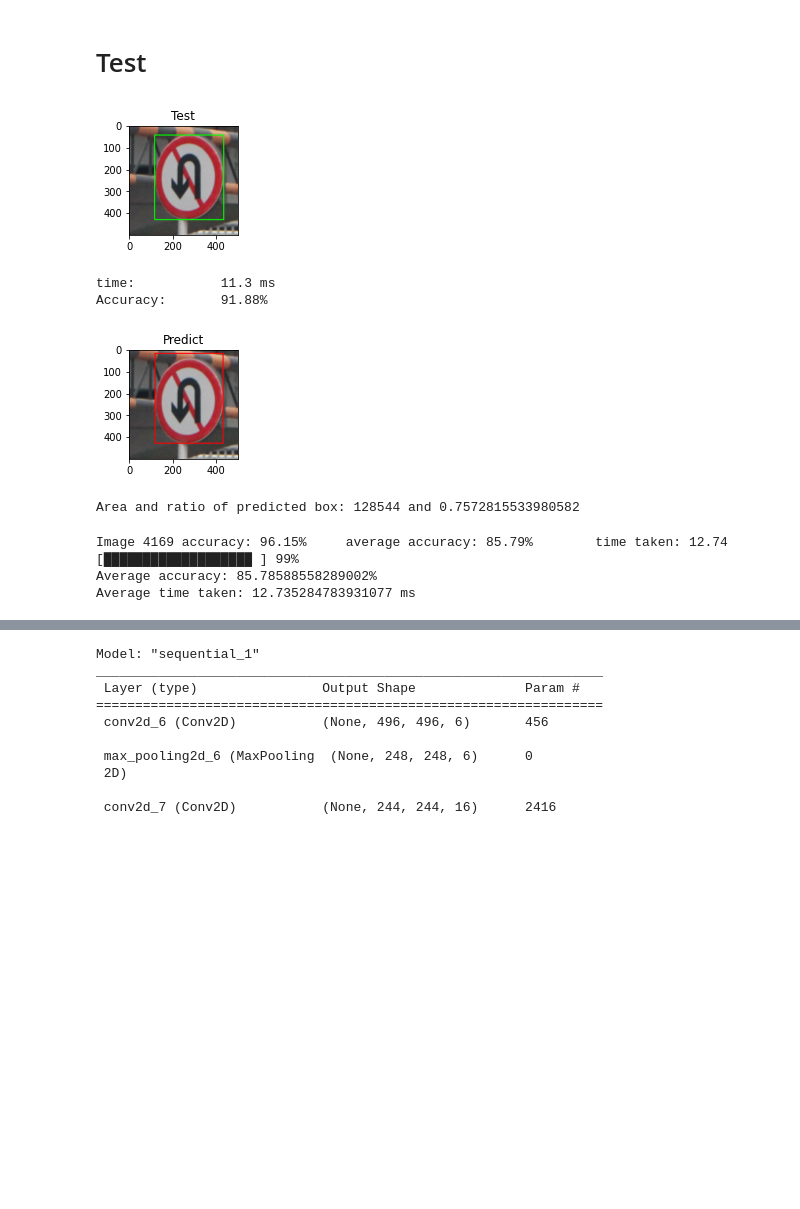
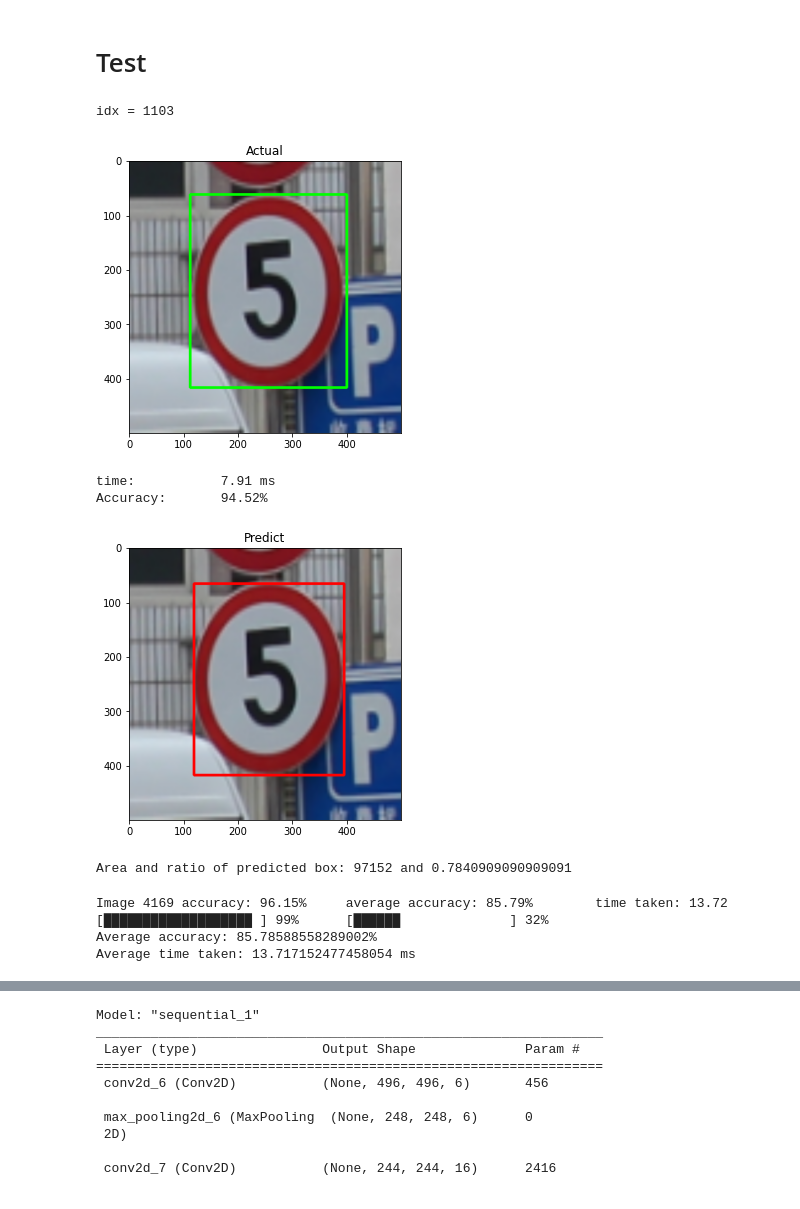
Before and after one commit to chengboon-utar/mini-project, a Jupyter notebook: test.ipynb, the cells around one changed output, grey strips where cells are left out. Cells and saved outputs as stored; diff of their text form; code cells hidden in the pictures; blank space fills up the shorter version.

```diff
--- a/test.ipynb
+++ b/test.ipynb
@@ -16,7 +16,7 @@ import time
 # %%
 def plot(img, title=None):
     plt.imshow(img, cmap='gray')
-    # plt.rcParams['figure.figsize'] = [2, 2]
+    plt.rcParams['figure.figsize'] = [5, 5]
     plt.title(title)
     plt.show()
 # %%
@@ -132,16 +136,17 @@ plot(blue_mask(hsv))
 # %%
 def yellow_mask(hsv):
     lower_yellow = np.array([10, 100, 50])
-    upper_yellow = np.array([40, 255, 255])
+    upper_yellow = np.array([32, 255, 255])
     mask = cv.inRange(hsv, lower_yellow, upper_yellow)
     return cv.threshold(mask, 0, 255, cv.THRESH_BINARY + cv.THRESH_OTSU)[1]
 
-img = random_img()[1]
+img = random_img(1784)[1]
 img = cv.resize(img, (500, 500))
 # img = rgb
 # img = img4
 rgb_ = cv.cvtColor(img, cv.COLOR_BGR2RGB)
 plot(cv.cvtColor(img, cv.COLOR_BGR2RGB))
 hsv = cv.cvtColor(img, cv.COLOR_BGR2HSV)
+rgb_ = cv.cvtColor(img, cv.COLOR_BGR2RGB)
 plot(cv.bitwise_and(rgb_, rgb_, mask=yellow_mask(hsv)))
 # %% [output]
@@ -196,7 +204,7 @@ def get_threshs(hsv):
     threshs.append(red_mask(hsv))
     threshs.append(blue_mask(hsv))
     threshs.append(yellow_mask(hsv))
-    threshs.append(hsv_threshold(hsv))
+    # threshs.append(hsv_threshold(hsv))
     threshs.append(hsv_color_range_threshold(hsv))
     threshs.append(cv.add(red_mask(hsv), blue_mask(hsv)))
 
@@ -314,35 +324,36 @@ def intersection_over_union(pred, actual):
 # Test
 # %%
 idx, img = random_img()
-filename = '015_1_0001.png'
-img = cv.imread('test/' + filename)
+# filename = '015_1_0001.png'
+# img = cv.imread('test/' + filename)
 
 
-# actualBox, actual = actual_box(idx)
-# plot(actual, 'Actual')
+actualBox, actual = actual_box(idx)
+plot(actual, 'Actual')
 
-testBox, test = test_box(filename)
-plot(test, 'Test')
+# testBox, test = test_box(filename)
+# plot(test, 'Test')
 
 start = time.perf_counter()
 
 predBox, pred = pred_box(img)
 
 end = time.perf_counter()
-iou = intersection_over_union(predBox, testBox)
+iou = intersection_over_union(predBox, actualBox)
 
 print(f'time:\t\t{round((end - start) * 1000, 2)} ms')
 print(f'Accuracy:\t{round(iou, 2)}%')
 
 plot(pred, 'Predict')
 
 print(f'Area and ratio of predicted box: {predBox[2] * predBox[3]} and {predBox[2] / predBox[3]}')
 # %% [output]
+idx = 1103
-[figure, old version]
+[figure, new version]
-time:           11.3 ms
-Accuracy:       91.88%
+time:           7.91 ms
+Accuracy:       94.52%
-[figure, old version]
+[figure, new version]
-Area and ratio of predicted box: 128544 and 0.7572815533980582
+Area and ratio of predicted box: 97152 and 0.7840909090909091
 # %%
 import time
 def accuracy(data):
@@ -365,9 +376,9 @@ def accuracy(data):
 
 accuracy, time_ms = accuracy(data)
 # %% [output]
-Image 4169 accuracy: 96.15%     average accuracy: 85.79%        time taken: 12.74       [███████████████████ ] 99%
+Image 4169 accuracy: 96.15%     average accuracy: 85.79%        time taken: 13.72       [███████████████████ ] 99%      [██████              ] 32%
 Average accuracy: 85.78588558289002%
-Average time taken: 12.735284783931077 ms
+Average time taken: 13.717152477458054 ms
 # %%
 # load all filename of images in test folder
 test_path = "test/"
```
Also changed, not shown: parts of 14 cells of this notebook.
